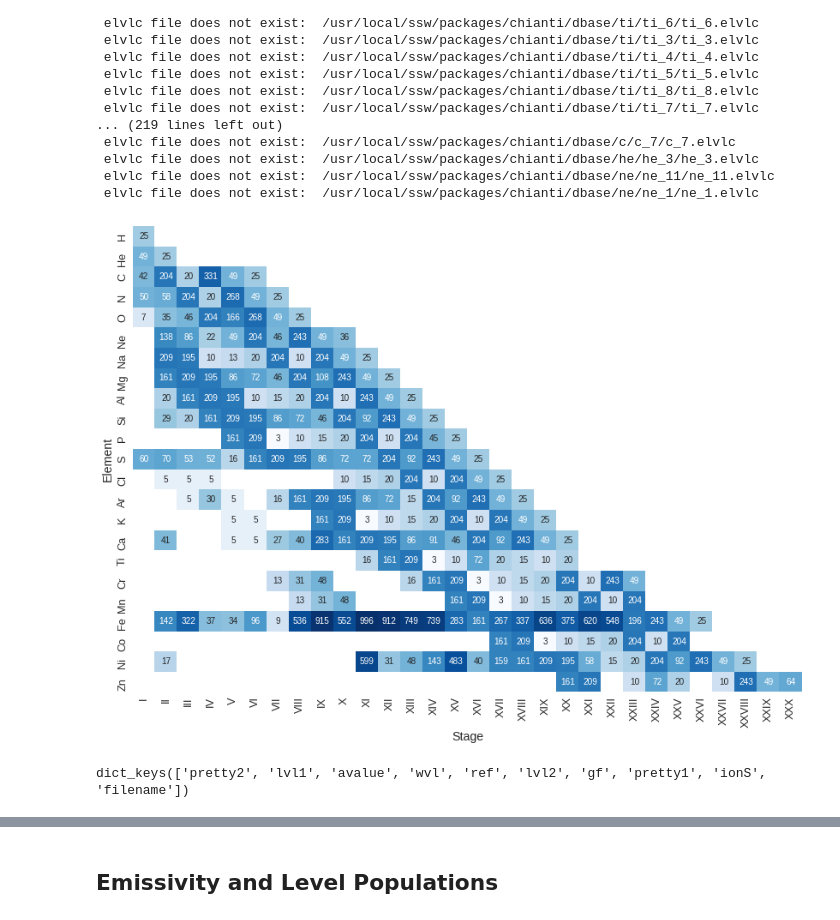
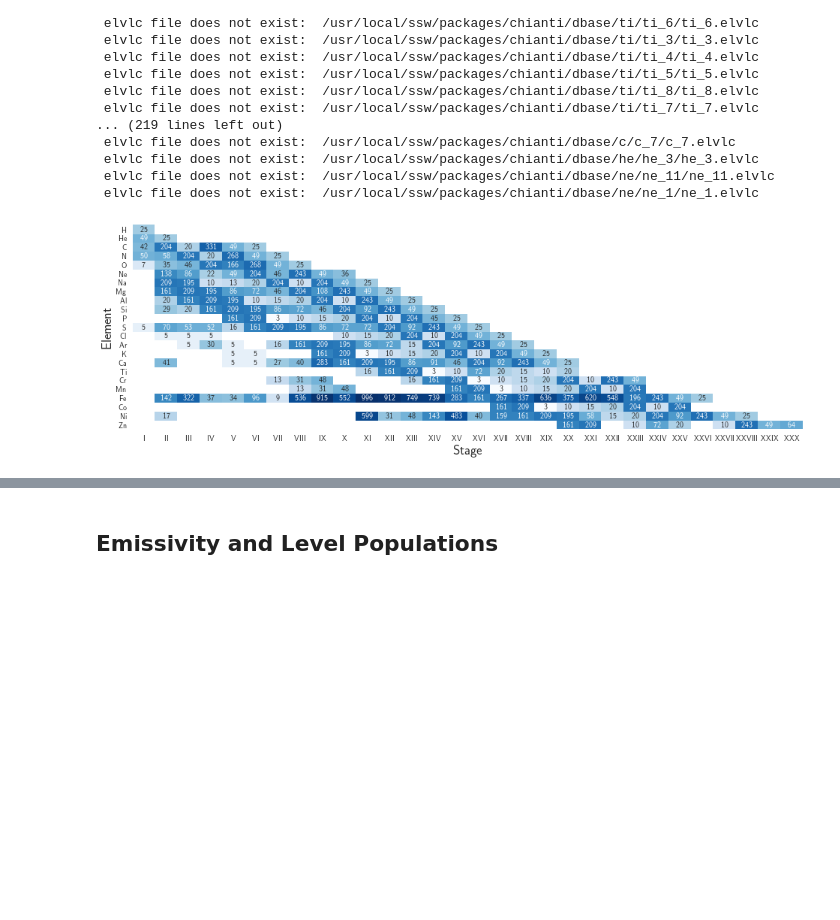
Before and after one commit to wtbarnes/chiantipy-talk-scipy-2017, a Jupyter notebook: paper/build_proceedings_figures.ipynb, the cells around one changed output, grey strips where cells are left out. Drawn from its saved outputs; the diff is of its cells as text; code cells hidden in the pictures; blank space fills up the shorter version.

```diff
--- a/paper/build_proceedings_figures.ipynb
+++ b/paper/build_proceedings_figures.ipynb
@@ -9,7 +9,8 @@ import numpy as np
 from scipy.optimize import curve_fit
 import matplotlib.pyplot as plt
 import matplotlib.colors
-import seaborn as sns
+from matplotlib import ticker
+import seaborn.apionly as sns
 import pandas as pd
 import periodictable
 import roman
@@ -19,9 +20,9 @@ import ChiantiPy.tools.util as ch_util
 import ChiantiPy.tools.data as ch_data
 import ChiantiPy.tools.io as ch_io
 
-sns.set_context('paper',font_scale=1.6,
-                rc={
-                    'lines.linewidth':2
-                })
+#sns.set_context('paper',
+#                rc={prop:plt.rcParams[prop] for prop in ['lines.linewidth','axes.titlesize','axes.labelsize',
+#                                                         'xtick.labelsize','ytick.labelsize']})
 sns.set_style('white')
+sns.set_palette('deep')
 %matplotlib inline
@@ -72,15 +77,15 @@ new_indices = sorted(ion_table_pivot.index, key=lambda x:periodictable.elements.
 ion_table_pivot = ion_table_pivot.reindex(new_indices)
 ion_table_pivot = ion_table_pivot.reindex_axis(sorted(ion_table_pivot.columns.tolist(),key=lambda x:roman.fromRoman(x)),axis=1)
 # %%
-fig = plt.figure(figsize=(14,10))
+fig = plt.figure(figsize=(16,5))
 my_cmap = plt.get_cmap('Blues')
 my_cmap.set_bad(color='w')
 sns.heatmap(ion_table_pivot,ax=fig.gca(),square=False,cmap=my_cmap,
             annot=True,fmt='.0f',
             norm=matplotlib.colors.LogNorm(vmin=1,vmax=1e3),
             cbar_kws={'ticks':[1,10,100,1000]},
             cbar=False
            )
-plt.savefig('figures/linelist.pdf',dpi=1000,format='pdf')
+plt.savefig('figures/linelist.pdf',dpi=1000,format='pdf',bbox_inches='tight')
 # %% [output]
-[figure, old version]
+[figure, new version]
@@ -90,7 +92,3 @@ bar = ch_io.elvlcRead('fe_5')
-# %%
-foo.keys()
-# %% [output]
-dict_keys(['pretty2', 'lvl1', 'avalue', 'wvl', 'ref', 'lvl2', 'gf', 'pretty1', 'ionS', 'filename'])
 # %%
 def linear_fit(x,a,b):
     return b*x**a
```
Also changed, not shown: parts of 17 cells of this notebook, 5 other files.
